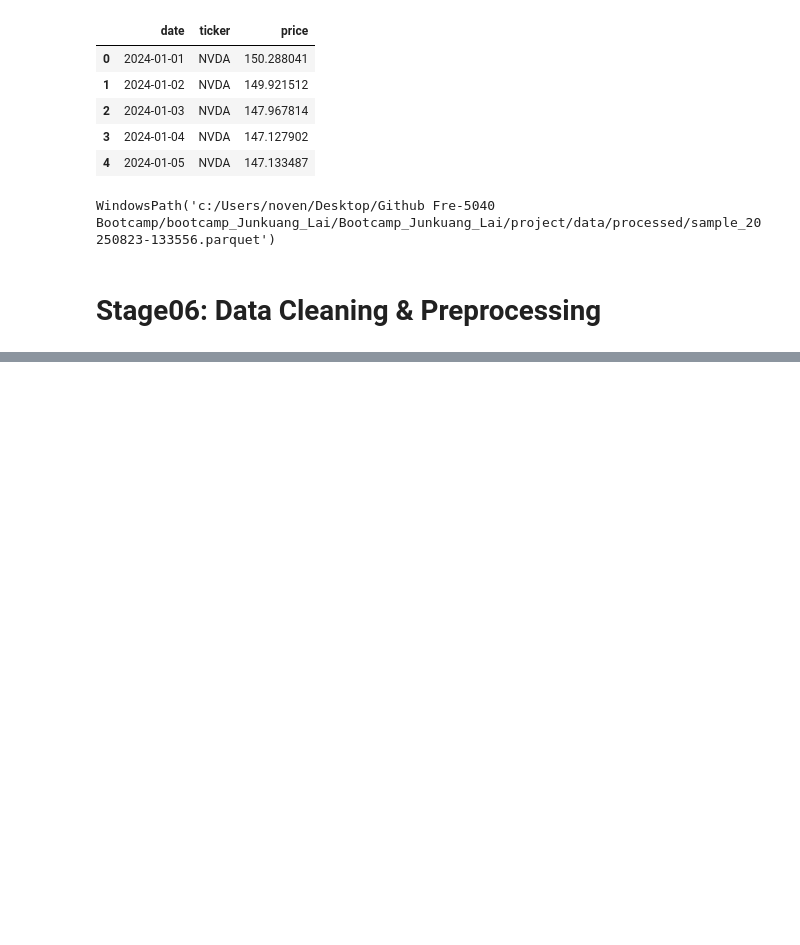
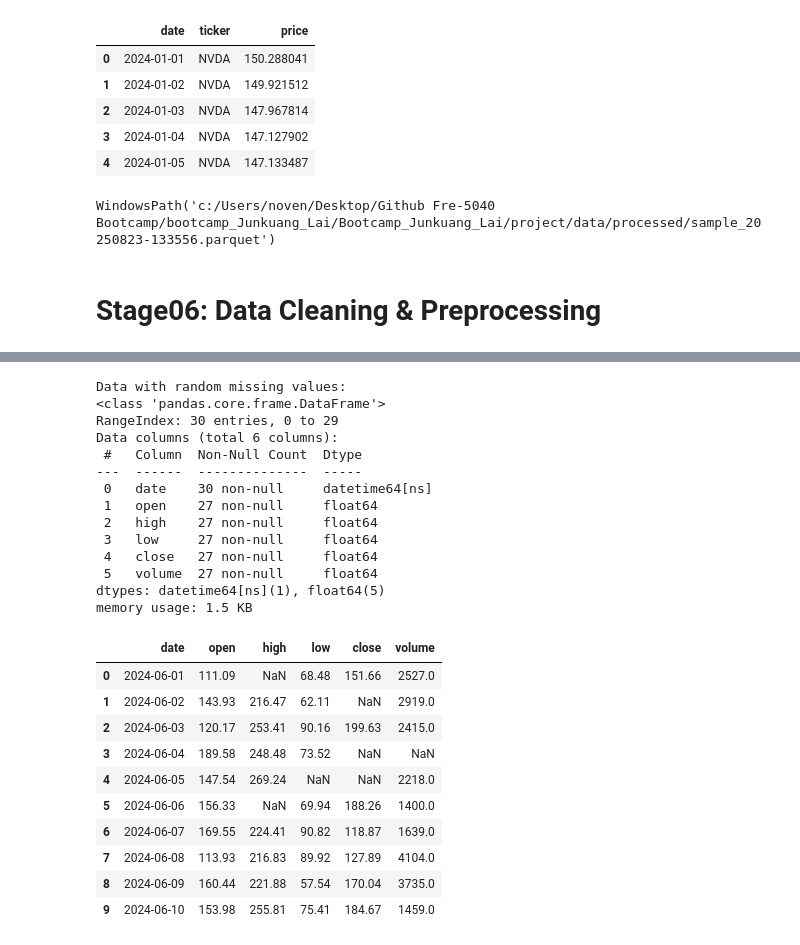
Before and after one commit to Junkuang19/bootcamp_Junkuang_Lai, a Jupyter notebook: Bootcamp_Junkuang_Lai/project/notebooks/Project_Stage01-07.ipynb, the cells around one changed output, grey strips where cells are left out. Saved outputs shown, nothing was run; the diff lists cells and outputs as text; code cells hidden in the pictures; blank space fills up the shorter version.

```diff
--- a/Bootcamp_Junkuang_Lai/project/notebooks/Project_Stage01-07.ipynb
+++ b/Bootcamp_Junkuang_Lai/project/notebooks/Project_Stage01-07.ipynb
@@ -217,0 +292,58 @@ WindowsPath('c:/Users/noven/Desktop/Github Fre-5040 Bootcamp/bootcamp_Junkuang_L
+# %%
+# Define the original dataset
+dates = pd.date_range("2024-06-01", "2024-06-30", freq="D")  # Generate dates for June 2024
+data = {
+    "date": dates,
+    "open": np.round(np.random.uniform(100, 200, len(dates)), 2),  # Random open prices
+    "high": np.round(np.random.uniform(200, 300, len(dates)), 2),  # Random high prices
+    "low": np.round(np.random.uniform(50, 100, len(dates)), 2),    # Random low prices
+    "close": np.round(np.random.uniform(100, 200, len(dates)), 2), # Random close prices
+    "volume": np.random.randint(1000, 5000, len(dates)),           # Random trading volumes
+}
+
+# Create the DataFrame
+df = pd.DataFrame(data)
+
+# Filter data for June 2024
+df_june = df[df["date"].dt.month == 6].copy()
+
+# Introduce random missing values (without modifying the original data)
+df_uncleaned = df_june.copy()  # Create a copy to preserve the original data
+np.random.seed(42)  # Set random seed for reproducibility
+for col in ["open", "high", "low", "close", "volume"]:
+    missing_indices = np.random.choice(df_uncleaned.index, size=3, replace=False)  # Randomly select indices
+    df_uncleaned.loc[missing_indices, col] = np.nan  # Set selected values to NaN
+
+# uncleaned_data storage
+df_uncleaned.to_csv(os.path.join('data', 'raw', 'uncleaned_data.csv'), index=False)
+
+# quick check
+print("\nData with random missing values:")
+df_uncleaned.info()
+df_uncleaned.head(10)
+# %% [output]
+Data with random missing values:
+<class 'pandas.core.frame.DataFrame'>
+RangeIndex: 30 entries, 0 to 29
+Data columns (total 6 columns):
+ #   Column  Non-Null Count  Dtype
+---  ------  --------------  -----
+ 0   date    30 non-null     datetime64[ns]
+ 1   open    27 non-null     float64
+ 2   high    27 non-null     float64
+ 3   low     27 non-null     float64
+ 4   close   27 non-null     float64
+ 5   volume  27 non-null     float64
+dtypes: datetime64[ns](1), float64(5)
+memory usage: 1.5 KB
+|  | date | open | high | low | close | volume |
+| 0 | 2024-06-01 | 111.09 | NaN | 68.48 | 151.66 | 2527.0 |
+| 1 | 2024-06-02 | 143.93 | 216.47 | 62.11 | NaN | 2919.0 |
+| 2 | 2024-06-03 | 120.17 | 253.41 | 90.16 | 199.63 | 2415.0 |
+| 3 | 2024-06-04 | 189.58 | 248.48 | 73.52 | NaN | NaN |
+| 4 | 2024-06-05 | 147.54 | 269.24 | NaN | NaN | 2218.0 |
+| 5 | 2024-06-06 | 156.33 | NaN | 69.94 | 188.26 | 1400.0 |
+| 6 | 2024-06-07 | 169.55 | 224.41 | 90.82 | 118.87 | 1639.0 |
+| 7 | 2024-06-08 | 113.93 | 216.83 | 89.92 | 127.89 | 4104.0 |
+| 8 | 2024-06-09 | 160.44 | 221.88 | 57.54 | 170.04 | 3735.0 |
+| 9 | 2024-06-10 | 153.98 | 255.81 | 75.41 | 184.67 | 1459.0 |
```
Also changed, not shown: parts of 7 cells of this notebook.
